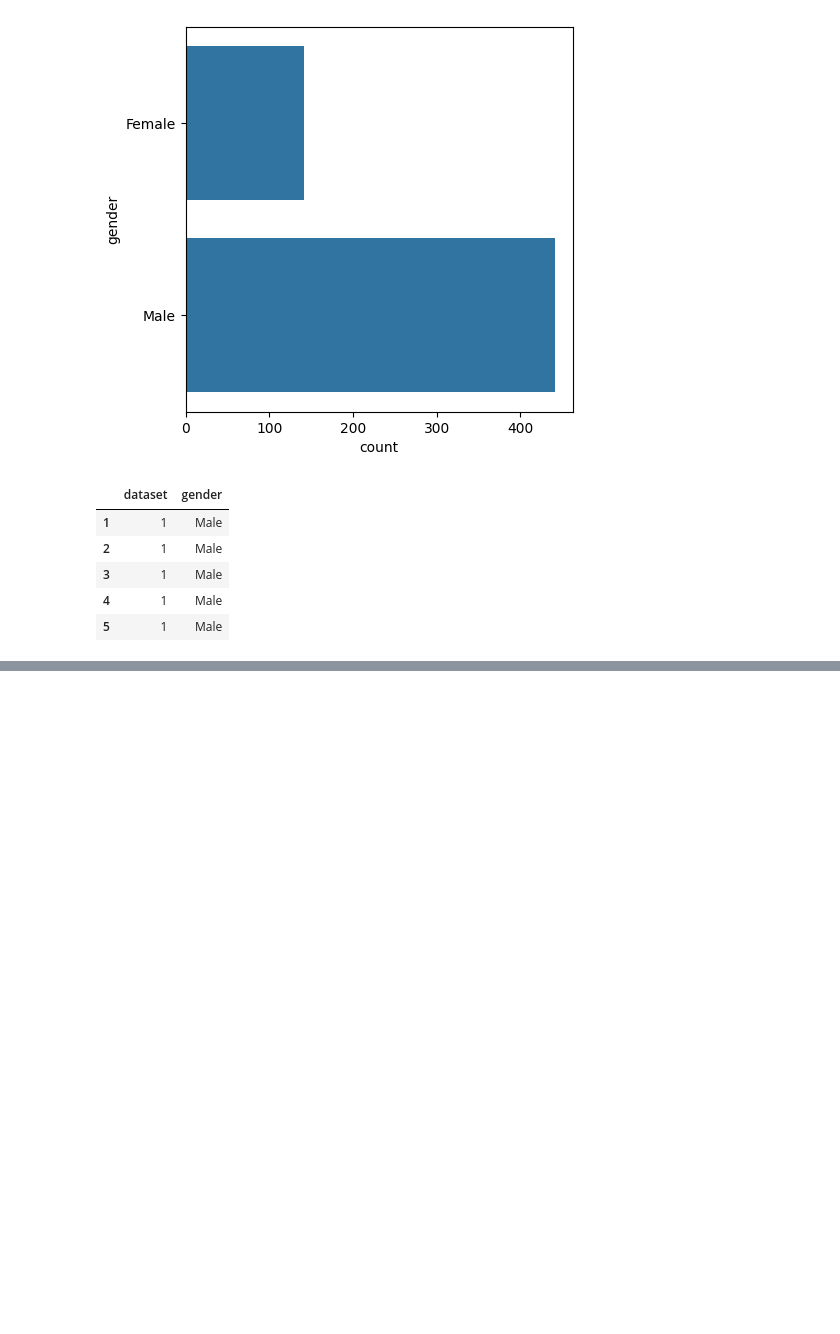
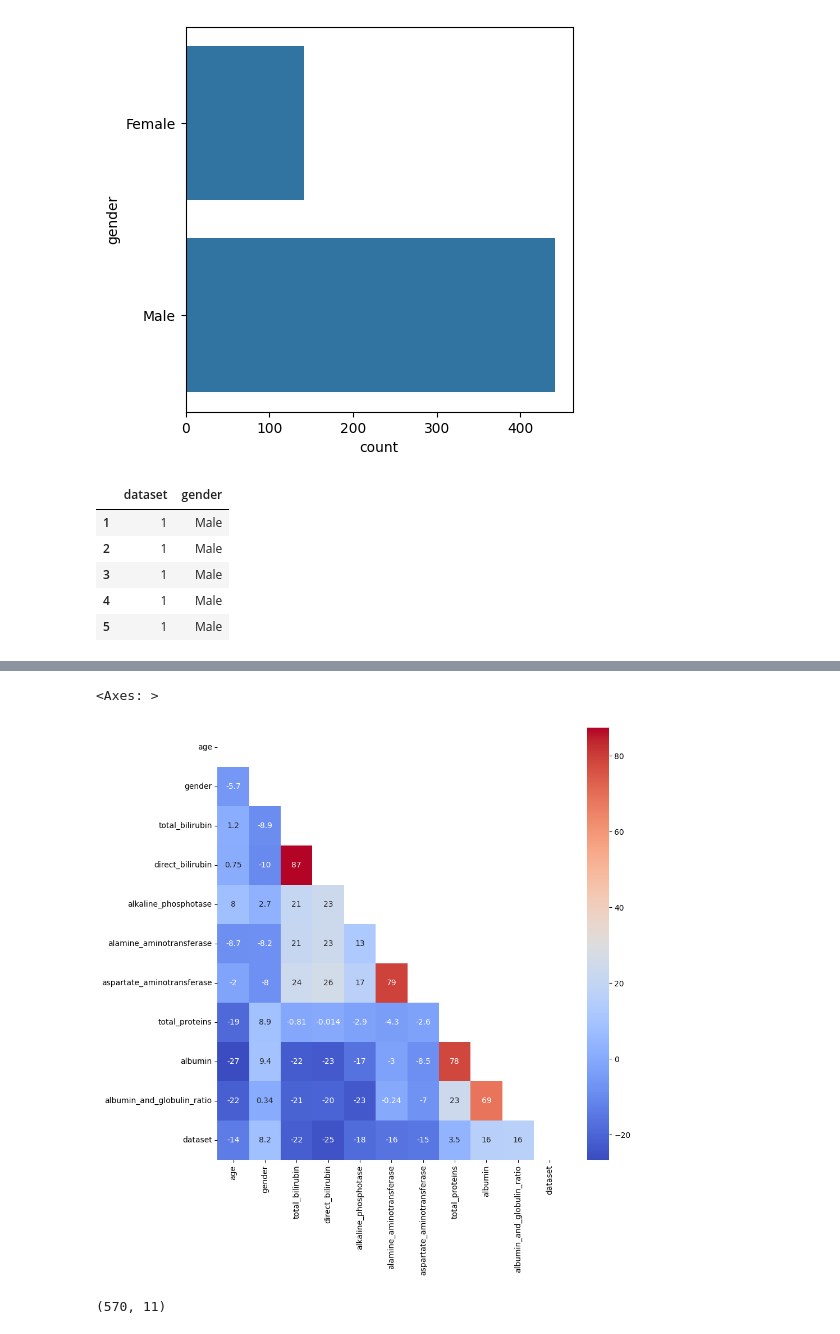
Before and after one commit to msandhiya07/Multidiseasesds, a Jupyter notebook: multidiseases.ipynb, the cells around one changed output, grey strips where cells are left out. Drawn from its saved outputs; the diff is of its cells as text; code cells hidden in the pictures; blank space fills up the shorter version.

```diff
--- a/multidiseases.ipynb
+++ b/multidiseases.ipynb
@@ -691,0 +746,13 @@ l_df[l_df['gender']=='Male'][['dataset','gender']].head()
+# %%
+mask=np.zeros_like(l_df.corr())
+mask[np.triu_indices_from(mask)]=True
+plt.figure(figsize=(10, 10))
+sns.heatmap(l_df.corr()*100,annot=True,mask=mask,cmap='coolwarm')
+# %% [output]
+<Axes: >
+[figure, added]
+# %%
+l_df=l_df.drop_duplicates()
+l_df.shape
+# %% [output]
+(570, 11)
```
Also changed, not shown: parts of 25 cells of this notebook.
